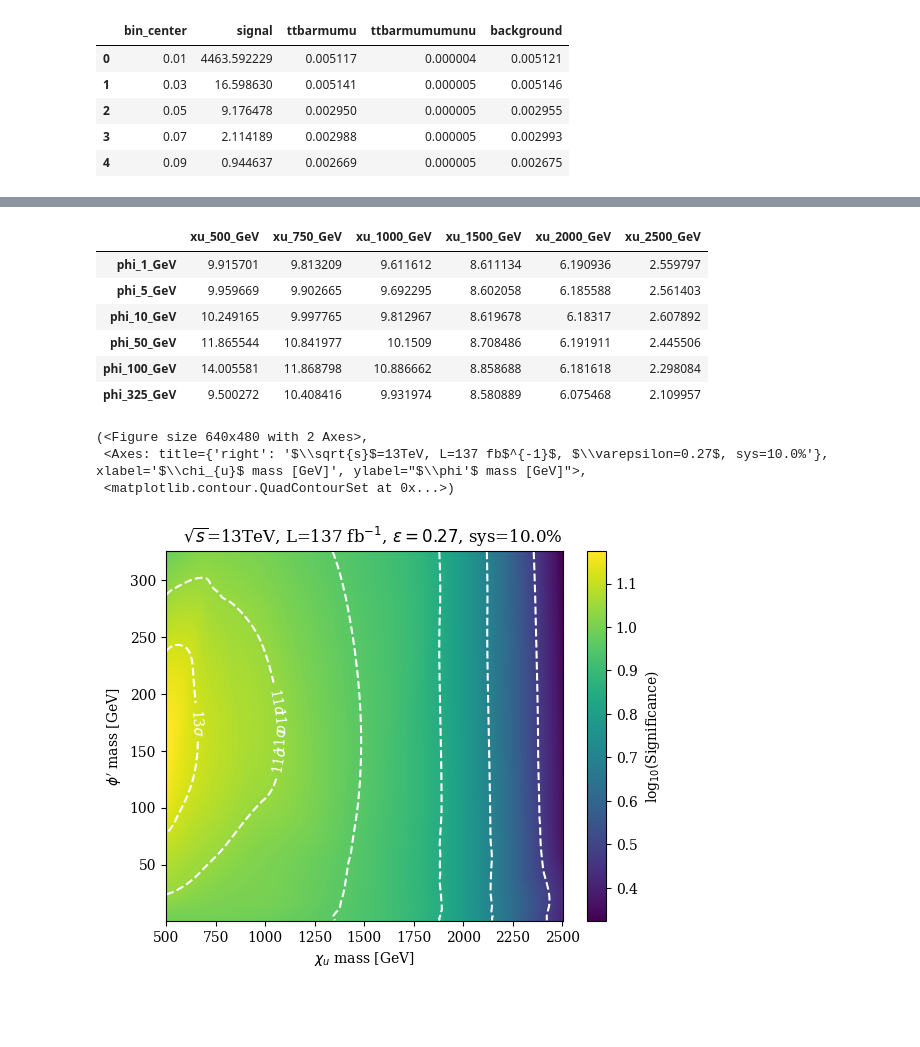
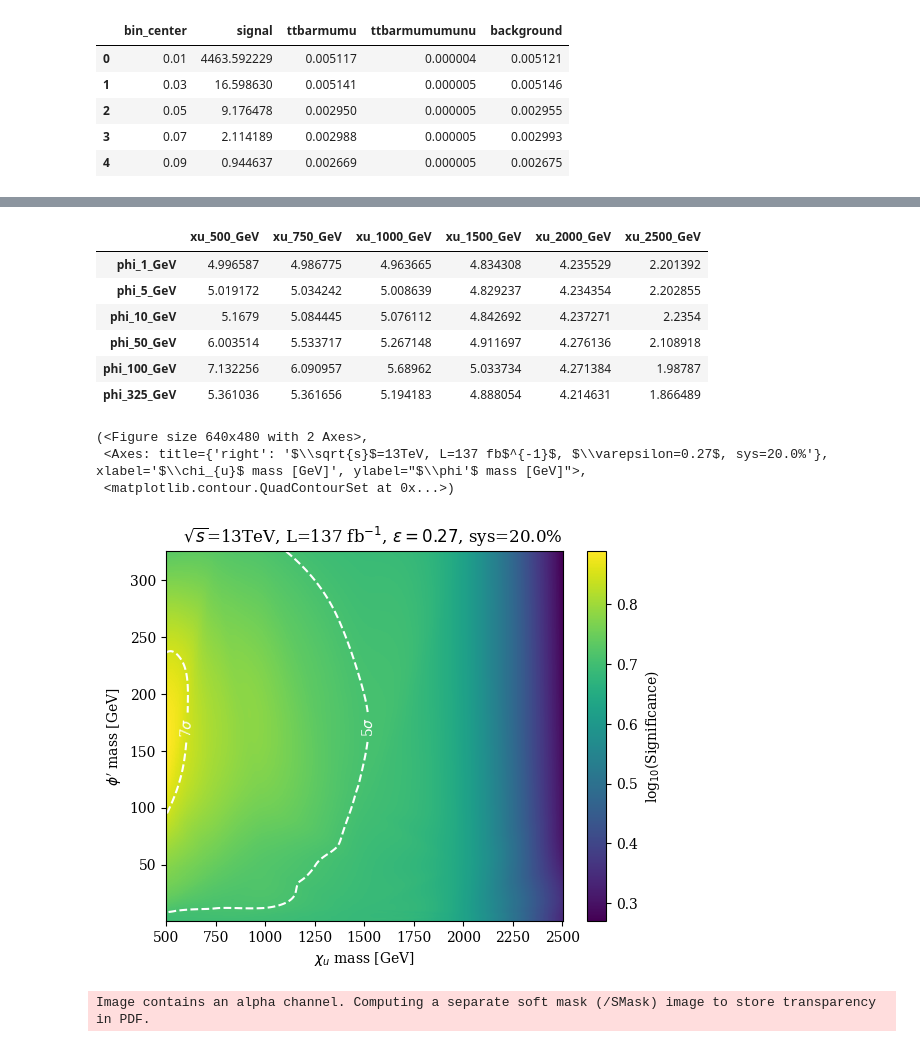
Before and after one commit to Phenomenology-group-uniandes/U1T3R_Significances, a Jupyter notebook: significances.ipynb, the cells around one changed output, grey strips where cells are left out. Drawn from its saved outputs; the diff is of its cells as text; code cells hidden in the pictures; blank space fills up the shorter version.

```diff
--- a/significances.ipynb
+++ b/significances.ipynb
@@ -115,7 +115,7 @@ initial_lumi = 150
 final_lumi = 137
 effiecncy = 0.27
 rescale_factor = final_lumi * effiecncy / initial_lumi
-systematics = 0.10
+systematics = 0.20
 
 # Calculate the significance for each bin
 for x, y in product(xu_masses, phi_masses):
@@ -130,12 +130,12 @@ significances.index = [f"phi_{int(x)}_GeV" for x in phi_masses]
 significances
 # %% [output]
 |  | xu_500_GeV | xu_750_GeV | xu_1000_GeV | xu_1500_GeV | xu_2000_GeV | xu_2500_GeV |
-| phi_1_GeV | 9.915701 | 9.813209 | 9.611612 | 8.611134 | 6.190936 | 2.559797 |
-| phi_5_GeV | 9.959669 | 9.902665 | 9.692295 | 8.602058 | 6.185588 | 2.561403 |
-| phi_10_GeV | 10.249165 | 9.997765 | 9.812967 | 8.619678 | 6.18317 | 2.607892 |
-| phi_50_GeV | 11.865544 | 10.841977 | 10.1509 | 8.708486 | 6.191911 | 2.445506 |
-| phi_100_GeV | 14.005581 | 11.868798 | 10.886662 | 8.858688 | 6.181618 | 2.298084 |
-| phi_325_GeV | 9.500272 | 10.408416 | 9.931974 | 8.580889 | 6.075468 | 2.109957 |
+| phi_1_GeV | 4.996587 | 4.986775 | 4.963665 | 4.834308 | 4.235529 | 2.201392 |
+| phi_5_GeV | 5.019172 | 5.034242 | 5.008639 | 4.829237 | 4.234354 | 2.202855 |
+| phi_10_GeV | 5.1679 | 5.084445 | 5.076112 | 4.842692 | 4.237271 | 2.2354 |
+| phi_50_GeV | 6.003514 | 5.533717 | 5.267148 | 4.911697 | 4.276136 | 2.108918 |
+| phi_100_GeV | 7.132256 | 6.090957 | 5.68962 | 5.033734 | 4.271384 | 1.98787 |
+| phi_325_GeV | 5.361036 | 5.361656 | 5.194183 | 4.888054 | 4.214631 | 1.866489 |
 # %%
 from heatmaps_tools import plot_heatmap, smooth
 
@@ -149,41 +149,53 @@ efficiency = effiecncy
 sys = systematics
 
 title_right = f"$\sqrt{{s}}$=13TeV, L={lumi} fb$^{{-1}}$, $\\varepsilon={efficiency}$, sys={100*sys}%"
 log = True
 plot_heatmap(
     smooth(significances, log=log),
     title_right=title_right,
     level_curves=(
         {
             np.log10(3): "3$\sigma$",
-            np.log10(5): "5$\sigma$",
+            np.log10(5.1): "5$\sigma$",
             np.log10(7): "7$\sigma$",
-            np.log10(9): "9$\sigma$",
-            np.log10(11): "11$\sigma$",
-            np.log10(13): "13$\sigma$",
+            # np.log10(9): "9$\sigma$",
+            # np.log10(11): "11$\sigma$",
+            # np.log10(13): "13$\sigma$",
         }
         if log
         else {
             3: "3$\sigma$",
             5.4: "5.5$\sigma$",
             7: "7$\sigma$",
         }
     ),
     level_curves_labels_locations=[
-        (650, 175),
-        (1000, 175),
-        (1000, 175),
-        (1000, 175),
-        (1000, 175),
+        (650, 170),
+        (2000,170),
     ],
     x_label="$\chi_{u}$ mass [GeV]",
     y_label="$\phi'$ mass [GeV]",
     cbar_label="Significance" if not log else "log$_{10}$(Significance)",
     cmap="viridis",
     File_name=f"significance_{lumi}fb_{efficiency}_sys{sys}.png",
 )
 # %% [output]
 (<Figure size 640x480 with 2 Axes>,
- <Axes: title={'right': '$\\sqrt{s}$=13TeV, L=137 fb$^{-1}$, $\\varepsilon=0.27$, sys=10.0%'}, xlabel='$\\chi_{u}$ mass [GeV]', ylabel="$\\phi'$ mass [GeV]">,
+ <Axes: title={'right': '$\\sqrt{s}$=13TeV, L=137 fb$^{-1}$, $\\varepsilon=0.27$, sys=20.0%'}, xlabel='$\\chi_{u}$ mass [GeV]', ylabel="$\\phi'$ mass [GeV]">,
  <matplotlib.contour.QuadContourSet at 0x...>)
-[figure, old version]
+[figure, new version]
+# %%
+import img2pdf
+
+# Open the image file
+with open(f"significance_{lumi}fb_{efficiency}_sys{sys}.png", "rb") as img_file:
+    img_bytes = img_file.read()
+
+# Convert the image to PDF
+pdf_bytes = img2pdf.convert(img_bytes)
+
+# Write the PDF to a file
+with open(f"significance_{lumi}fb_{efficiency}_sys{sys}.pdf", "wb") as pdf_file:
+    pdf_file.write(pdf_bytes)
+# %% [output]
+Image contains an alpha channel. Computing a separate soft mask (/SMask) image to store transparency in PDF.
```
Also changed, not shown: parts of 1 cell of this notebook, 2 other files.
